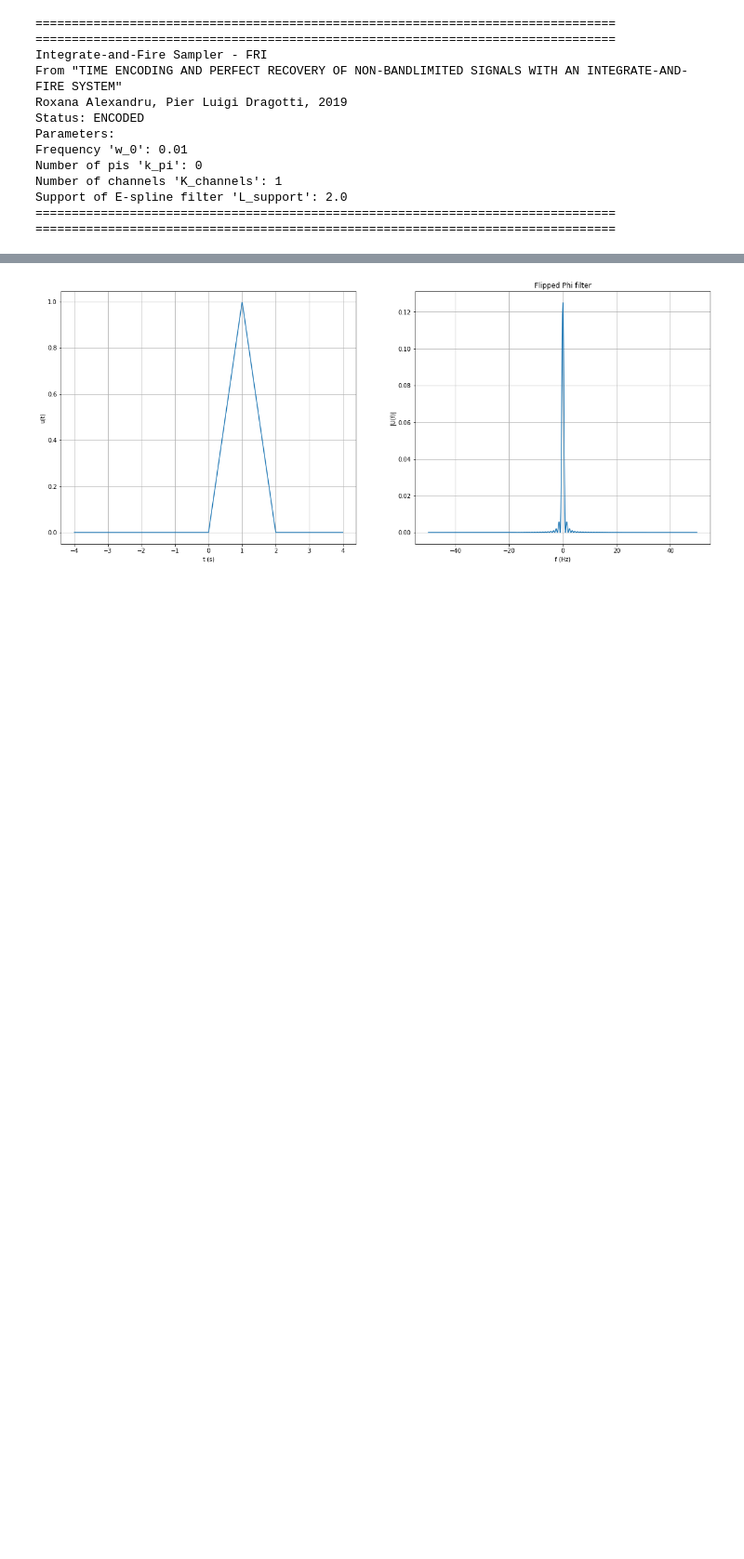
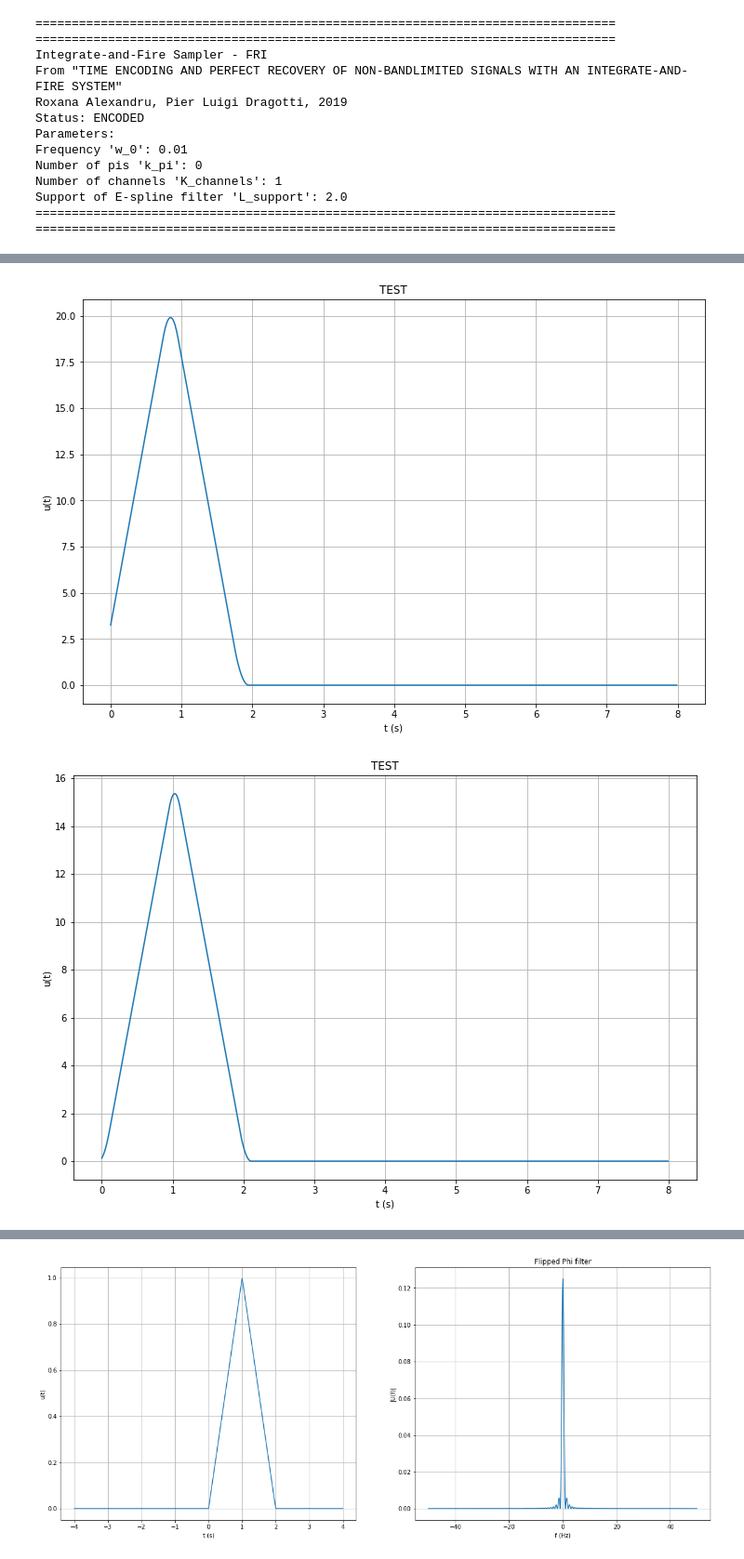
Before and after one commit to gkarray/Semester-Project, a Jupyter notebook: Algorithm 3.ipynb, the cells around one changed output, grey strips where cells are left out. Shown at 93% size. Cells and saved outputs as stored; diff of their text form; code cells hidden in the pictures; blank space fills up the shorter version.

```diff
--- a/Algorithm 3.ipynb
+++ b/Algorithm 3.ipynb
@@ -64,0 +83,8 @@ iaf_fri.plotSpikes()
+# %%
+phi_1 = np.convolve(q1, iaf_fri.filter)[int(t.shape[0]/2): -int(t.shape[0]/2)+1]
+phi_2 = np.convolve(q2, iaf_fri.filter)[int(t.shape[0]/2): -int(t.shape[0]/2)+1]
+plots.plotAny(t, phi_1, 'TEST')
+plots.plotAny(t, phi_2, 'TEST')
+# %% [output]
+[figure, added]
+[figure, added]
```
Also changed, not shown: parts of 28 cells of this notebook.
